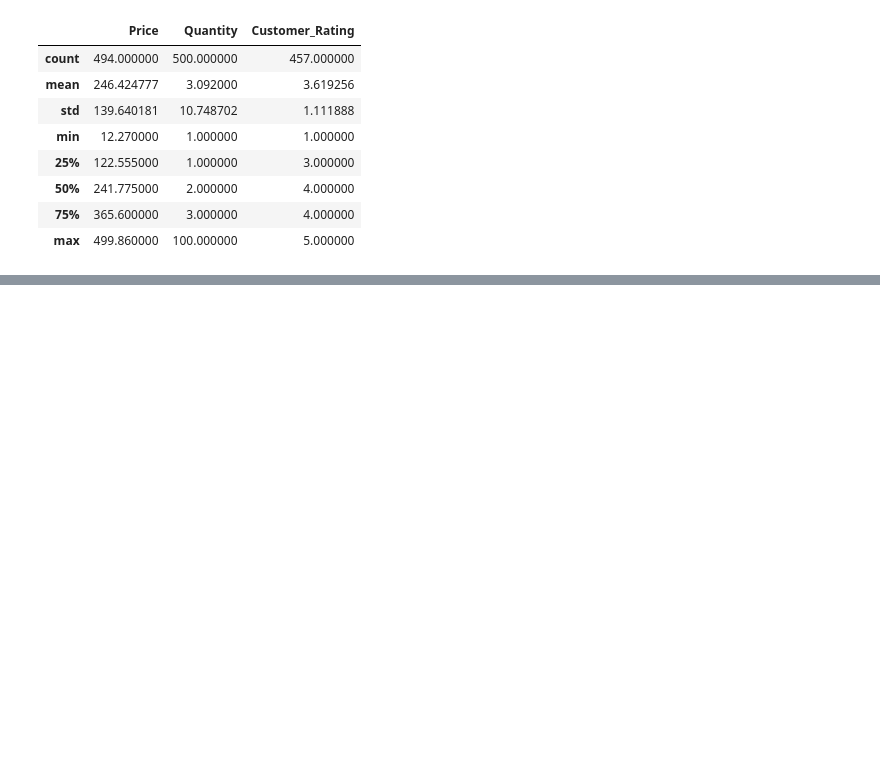
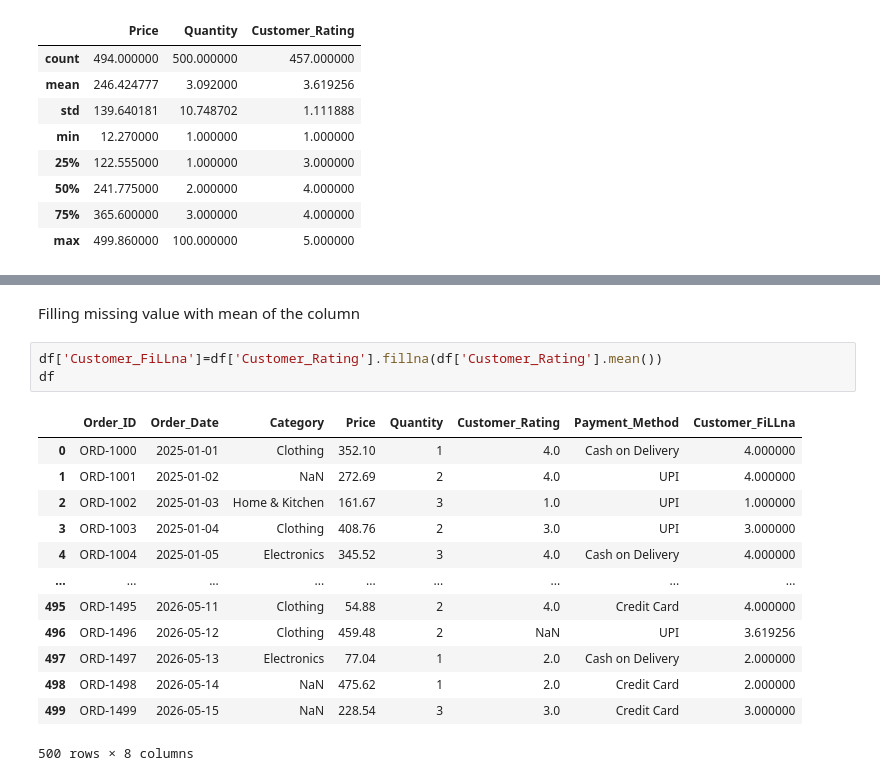
Before and after one commit to guddiyasingh/python-main, a Jupyter notebook: Data_Analysis/PDS.ipynb, the cells around one changed output, grey strips where cells are left out. Cells and saved outputs as stored; diff of their text form; blank space fills up the shorter version.

```diff
--- a/Data_Analysis/PDS.ipynb
+++ b/Data_Analysis/PDS.ipynb
@@ -606,0 +693,19 @@ df.describe()
+# %% [markdown]
+Filling missing value with mean of the column
+# %%
+df['Customer_FiLLna']=df['Customer_Rating'].fillna(df['Customer_Rating'].mean())
+df
+# %% [output]
+|  | Order_ID | Order_Date | Category | Price | Quantity | Customer_Rating | Payment_Method | Customer_FiLLna |
+| 0 | ORD-1000 | 2025-01-01 | Clothing | 352.10 | 1 | 4.0 | Cash on Delivery | 4.000000 |
+| 1 | ORD-1001 | 2025-01-02 | NaN | 272.69 | 2 | 4.0 | UPI | 4.000000 |
+| 2 | ORD-1002 | 2025-01-03 | Home & Kitchen | 161.67 | 3 | 1.0 | UPI | 1.000000 |
+| 3 | ORD-1003 | 2025-01-04 | Clothing | 408.76 | 2 | 3.0 | UPI | 3.000000 |
+| 4 | ORD-1004 | 2025-01-05 | Electronics | 345.52 | 3 | 4.0 | Cash on Delivery | 4.000000 |
+| ... | ... | ... | ... | ... | ... | ... | ... | ... |
+| 495 | ORD-1495 | 2026-05-11 | Clothing | 54.88 | 2 | 4.0 | Credit Card | 4.000000 |
+| 496 | ORD-1496 | 2026-05-12 | Clothing | 459.48 | 2 | NaN | UPI | 3.619256 |
+| 497 | ORD-1497 | 2026-05-13 | Electronics | 77.04 | 1 | 2.0 | Cash on Delivery | 2.000000 |
+| 498 | ORD-1498 | 2026-05-14 | NaN | 475.62 | 1 | 2.0 | Credit Card | 2.000000 |
+| 499 | ORD-1499 | 2026-05-15 | NaN | 228.54 | 3 | 3.0 | Credit Card | 3.000000 |
+500 rows × 8 columns
```
Also changed, not shown: parts of 13 cells of this notebook.
